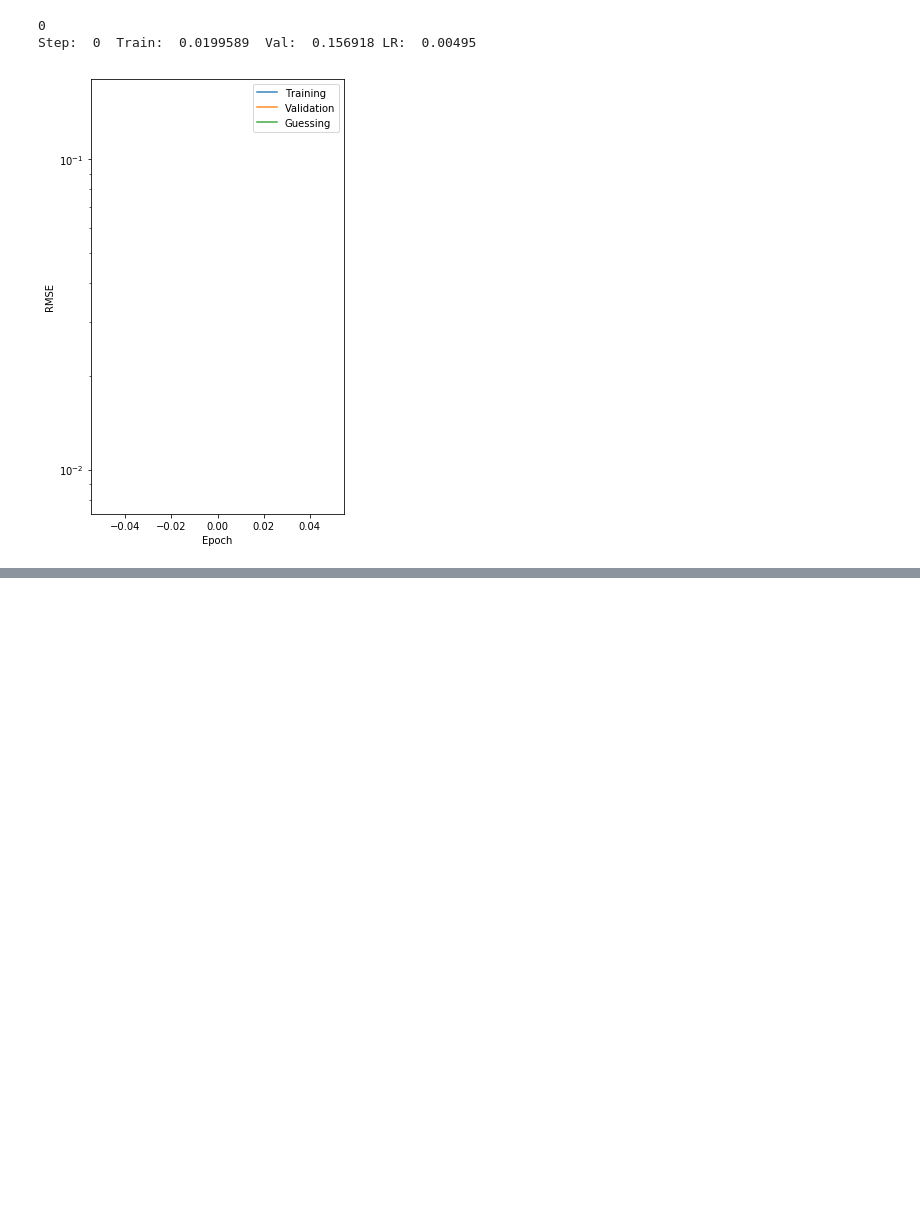
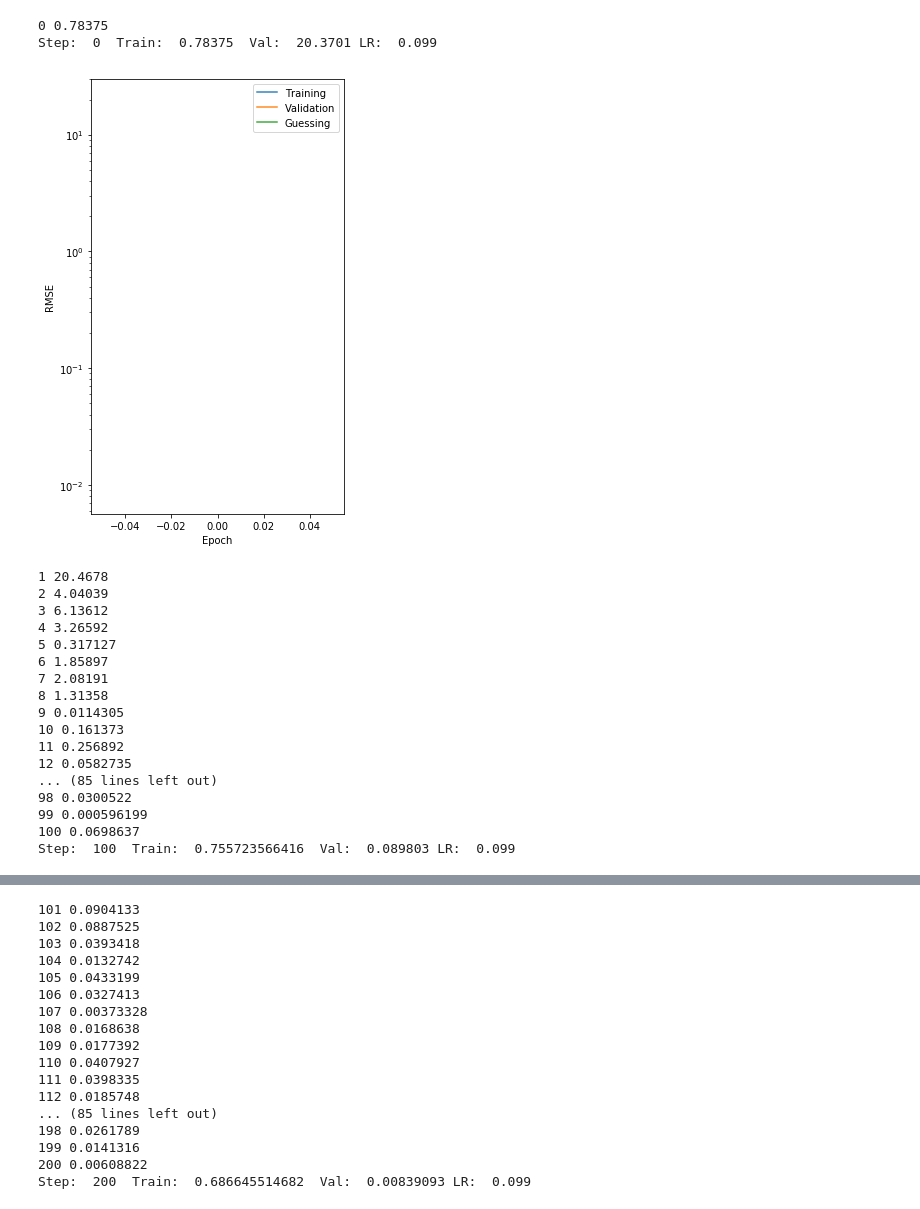
Before and after one commit to chelseas/teach-me-to-tango, a Jupyter notebook: deepRNN.ipynb, the cells around one changed output, grey strips where cells are left out. Saved outputs shown, nothing was run; the diff lists cells and outputs as text; code cells hidden in the pictures; blank space fills up the shorter version.

```diff
--- a/deepRNN.ipynb
+++ b/deepRNN.ipynb
@@ -70,18 +70,14 @@ sess = get_session() # start a new Session
 from classifiers.squeezenet import SqueezeNet
 conv_model = SqueezeNet(128, 2, img_data.shape[1])
 convsaver = tf.train.Saver()
-convsaver.restore(sess, './checkpoints/good_run')
+convsaver.restore(sess, './checkpoints/classification_m39990')
 
 # Load the recursive side of the network:
 from classifiers.recursivenet import RecursiveNet
 with tf.variable_scope('recursive_model'):
     model = RecursiveNet(BATCH_SIZE, R_HISTORY, N_HIDDEN)
-
-# Activations from the conv side:
-with tf.variable_scope('inputs'):
-    feats = tf.reshape(conv_model.extract_features(conv_model.image, reuse=False),[1024,-1])
-    input_imu = tf.placeholder('float', shape=[R_HISTORY*BATCH_SIZE, x_data.shape[1]])
-    model.data = tf.concat([input_imu, feats], axis=1)
+        # Activations from the conv side:
+    feats = conv_model.extract_features(conv_model.image, reuse=False)
 
 # Slow way to initialize variables that is robust to partially loaded models:
 uninitialized_vars = []
@@ -91,14 +87,10 @@ for var in tf.global_variables():
     except tf.errors.FailedPreconditionError:
         uninitialized_vars.append(var)
 
+
 init = tf.variables_initializer(uninitialized_vars)
 sess.run(init)
-
-# Try a single iteration:
-x_batch,y_batch = sample_seqbatch(BATCH_SIZE,R_HISTORY, [x_data,img_data],y_data)
-imu_batch = x_batch[0]
-img_batch = x_batch[1]
-tmp = tf.run(model.optimizer, feed_dict={conv_model.image:img_batch, conv_model.labels:y_batch,input_imu:imu_batch,model.lr:0.01})
+saver = tf.train.Saver();
 # %% [output]
 INFO:tensorflow:Restoring parameters from ./checkpoints/good_run
 INFO:tensorflow:Restoring parameters from ./checkpoints/good_run
@@ -107,8 +97,8 @@ ValueError: Tried to convert 'tensor' to a tensor and failed. Error: Dimension 3
 # %%
 # simple parameters:
-disp_period = 1000
+disp_period = 100
 training_iters = 40000
-lr = 0.005
+lr = 0.1
 lr_decay= 0.99
 
 # Launch the graph
@@ -118,10 +108,12 @@ smooth_val = 0.999
 
 for step in range(training_iters):
     if step % 300 is 0:
-        print(step)
         lr *= lr_decay
-    batch_x, batch_y = utilities.sample_seqbatch(R_HISTORY, BATCH_SIZE, x_train, y_train)
-    o,loss = sess.run([model.optimizer,model.loss], feed_dict={model.data: batch_x, model.labels: batch_y, model.lr:[lr]})
+    imu_batch,img_batch,y_batch = utilities.sample_seqbatch(BATCH_SIZE,R_HISTORY, x_train, y_train, img_train)
+    f = sess.run(feats, feed_dict={conv_model.image:img_batch})
+    feature_input = f[-2].reshape(BATCH_SIZE*R_HISTORY,-1)
+    o,loss = sess.run([model.optimizer,model.loss], feed_dict={model.labels:y_batch, model.imgdata:feature_input, model.data:imu_batch, model.lr:[0.01]})
+    print(step,loss)
 
     history["train_loss"].append(loss)
     if(step is 0):
@@ -131,8 +123,10 @@ for step in range(training_iters):
 
     if step % disp_period is 0:
         # Calculate val accuracy:
-        batch_x, batch_y = utilities.sample_seqbatch(R_HISTORY, BATCH_SIZE, x_train, y_train)
-        loss_v = sess.run(model.loss, feed_dict={model.data: batch_x, model.labels: batch_y})
+        imu_batch,img_batch,y_batch = utilities.sample_seqbatch(BATCH_SIZE,R_HISTORY, x_val, y_val, img_train)
+        f = sess.run(feats, feed_dict={conv_model.image:img_batch})
+        feature_input = f[-2].reshape(BATCH_SIZE*R_HISTORY,-1)
+        loss_v = sess.run(model.loss, feed_dict={model.labels:y_batch, model.imgdata:feature_input, model.data:imu_batch})
         history["val_loss"].append(loss_v)
         history["val_inds"].append(step)
 
@@ -142,7 +136,7 @@ for step in range(training_iters):
 
         saver.save(sess, './recursive_ckpts/recursive_model', global_step = step)
         # Only run prediction if it seems reasonable:
-        if(history["s_tloss"][-1] < 1.5*rmse_zero and step %10*disp_period==0):
+        if(False and history["s_tloss"][-1] < 1.5*rmse_zero and step %10*disp_period==0):
             y_pred = np.zeros_like(y_data)
             state = np.zeros(N_HIDDEN)
             print('Loss is ',history["s_tloss"][-1] ,'. Running Prediction: ')
@@ -161,33 +155,50 @@ for step in range(training_iters):
                     y_pred[k] = pred[-1]
                 else:
                     print('Error assigning to element ', k)
             c = utilities.plot_data(0,y_data.shape[0], y_pred, y_data, x_train.shape[0])
             history["corr"].append(c)
 
             rmse_pred = utilities.calc_rmse(y_pred, y_data)
             print('RMSE: ', rmse_pred)
             print('Ratio to zeros: ', rmse_pred/rmse_zero)
 
         plt.subplot(1,2,1)
         plt.semilogy(history["train_loss"],alpha=0.9)
         plt.semilogy(history["val_inds"], history["val_loss"],alpha=0.9)
         plt.semilogy([0,step], [rmse_zero,rmse_zero],alpha=0.9)
         plt.legend(['Training','Validation','Guessing'])
         plt.semilogy(history["s_tloss"],linewidth=4)
         plt.xlabel('Epoch')
         plt.ylabel('RMSE')
 #        plt.subplot(1,2,2)
 
 #        plt.plot(history["val_inds"], history["corr"])
 #        plt.ylabel('Correlation')
 #        plt.xlabel('epoch')
 
 
         plt.show()
 
     # Compute sequence prediction:
 print('Done.')
 # %% [output]
-0
-Step:  0  Train:  0.0199589  Val:  0.156918 LR:  0.00495
+0 0.78375
+Step:  0  Train:  0.78375  Val:  20.3701 LR:  0.099
-[figure, old version]
+[figure, new version]
+1 20.4678
+2 4.04039
+3 6.13612
+4 3.26592
+5 0.317127
+6 1.85897
+7 2.08191
+8 1.31358
+9 0.0114305
+10 0.161373
+11 0.256892
+12 0.0582735
+... (85 lines left out)
+98 0.0300522
+99 0.000596199
+100 0.0698637
+Step:  100  Train:  0.755723566416  Val:  0.089803 LR:  0.099
@@ -193,0 +206,17 @@ Step:  0  Train:  0.0199589  Val:  0.156918 LR:  0.00495
+101 0.0904133
+102 0.0887525
+103 0.0393418
+104 0.0132742
+105 0.0433199
+106 0.0327413
+107 0.00373328
+108 0.0168638
+109 0.0177392
+110 0.0407927
+111 0.0398335
+112 0.0185748
+... (85 lines left out)
+198 0.0261789
+199 0.0141316
+200 0.00608822
+Step:  200  Train:  0.686645514682  Val:  0.00839093 LR:  0.099
```
Also changed, not shown: parts of 4 cells of this notebook.
